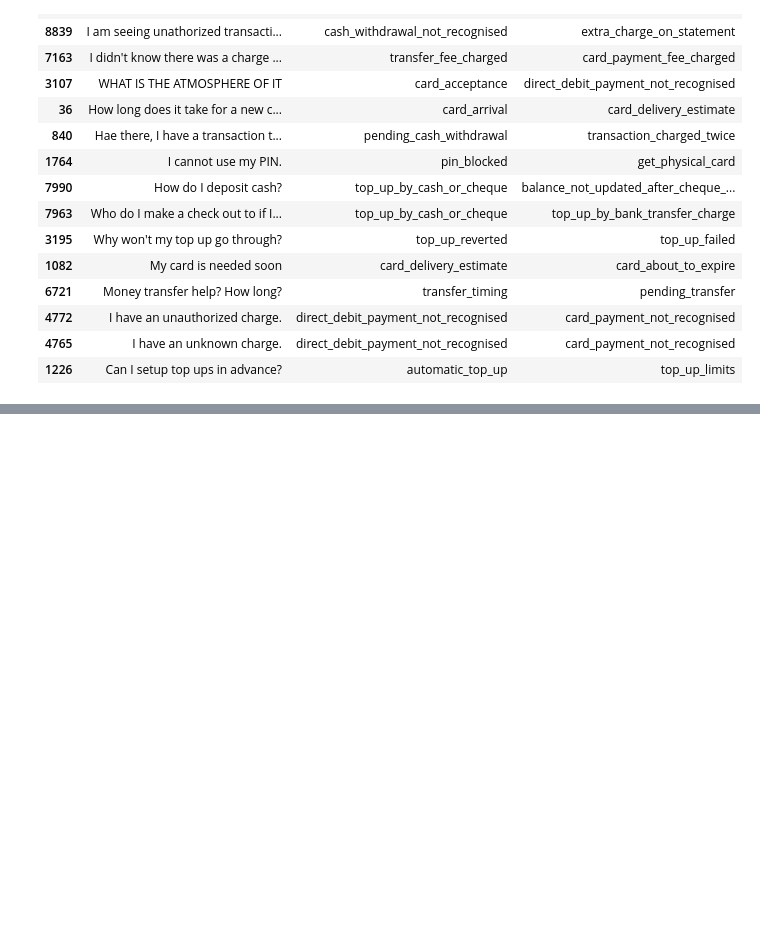
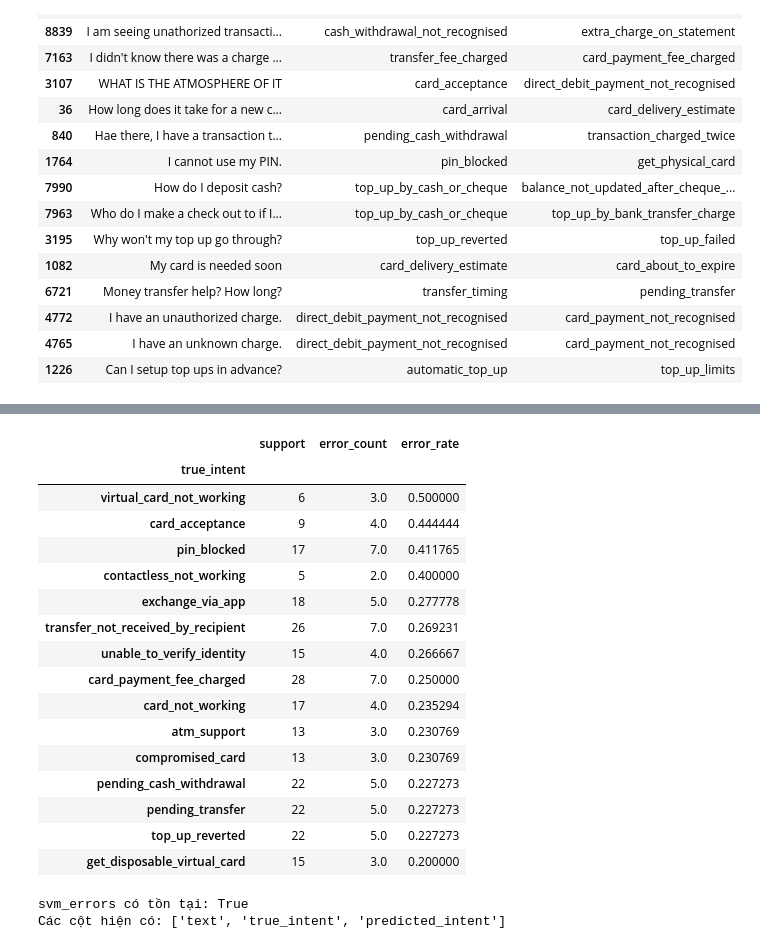
Before and after one commit to thanhteddyyy/banking77-triage, a Jupyter notebook: notebooks/01_eda_and_baseline.ipynb, the cells around one changed output, grey strips where cells are left out. Drawn from its saved outputs; the diff is of its cells as text; code cells hidden in the pictures; blank space fills up the shorter version.

Commit message:
Add SVM error analysis and TextCNN notebook

```diff
--- a/notebooks/01_eda_and_baseline.ipynb
+++ b/notebooks/01_eda_and_baseline.ipynb
@@ -349,11 +348,11 @@ svm_errors có tồn tại: False
 svm_results = pd.DataFrame({
     "text": X_val.to_numpy(),
     "true_intent": [
-        label_feature.int2str(label)
-        for label in y_val.to_numpy()
+        label_feature.int2str(int(label))
+        for label in y_val
     ],
     "predicted_intent": [
-        label_feature.int2str(label)
+        label_feature.int2str(int(label))
         for label in svm_val_pred
     ]
 })
@@ -361,8 +360,6 @@ svm_results = pd.DataFrame({
 svm_errors = svm_results[
     svm_results["true_intent"] != svm_results["predicted_intent"]
 ].copy()
-
-print("Số ticket dự đoán sai:", len(svm_errors))
 
 top_confusions = (
     svm_errors
@@ -372,5 +369,6 @@ top_confusions = (
     .sort_values("count", ascending=False)
 )
 
+print("Số ticket dự đoán sai:", len(svm_errors))
 display(top_confusions.head(15))
 # %% [output]
@@ -377,0 +392,45 @@ NameError: name 'pd' is not defined
+# %%
+intent_support = svm_results["true_intent"].value_counts().rename("support")
+intent_errors = svm_errors["true_intent"].value_counts().rename("error_count")
+
+intent_error_analysis = pd.concat(
+    [intent_support, intent_errors],
+    axis=1
+).fillna(0)
+
+intent_error_analysis["error_rate"] = (
+    intent_error_analysis["error_count"]
+    / intent_error_analysis["support"]
+)
+
+display(
+    intent_error_analysis
+    .sort_values("error_rate", ascending=False)
+    .head(15)
+)
+# %% [output]
+|  | support | error_count | error_rate |
+| true_intent |  |  |  |
+| virtual_card_not_working | 6 | 3.0 | 0.500000 |
+| card_acceptance | 9 | 4.0 | 0.444444 |
+| pin_blocked | 17 | 7.0 | 0.411765 |
+| contactless_not_working | 5 | 2.0 | 0.400000 |
+| exchange_via_app | 18 | 5.0 | 0.277778 |
+| transfer_not_received_by_recipient | 26 | 7.0 | 0.269231 |
+| unable_to_verify_identity | 15 | 4.0 | 0.266667 |
+| card_payment_fee_charged | 28 | 7.0 | 0.250000 |
+| card_not_working | 17 | 4.0 | 0.235294 |
+| atm_support | 13 | 3.0 | 0.230769 |
+| compromised_card | 13 | 3.0 | 0.230769 |
+| pending_cash_withdrawal | 22 | 5.0 | 0.227273 |
+| pending_transfer | 22 | 5.0 | 0.227273 |
+| top_up_reverted | 22 | 5.0 | 0.227273 |
+| get_disposable_virtual_card | 15 | 3.0 | 0.200000 |
+# %%
+print("svm_errors có tồn tại:", "svm_errors" in globals())
+
+if "svm_errors" in globals():
+    print("Các cột hiện có:", svm_errors.columns.tolist())
+# %% [output]
+svm_errors có tồn tại: True
+Các cột hiện có: ['text', 'true_intent', 'predicted_intent']
```
Also changed, not shown: parts of 7 cells of this notebook, 4 other files.
